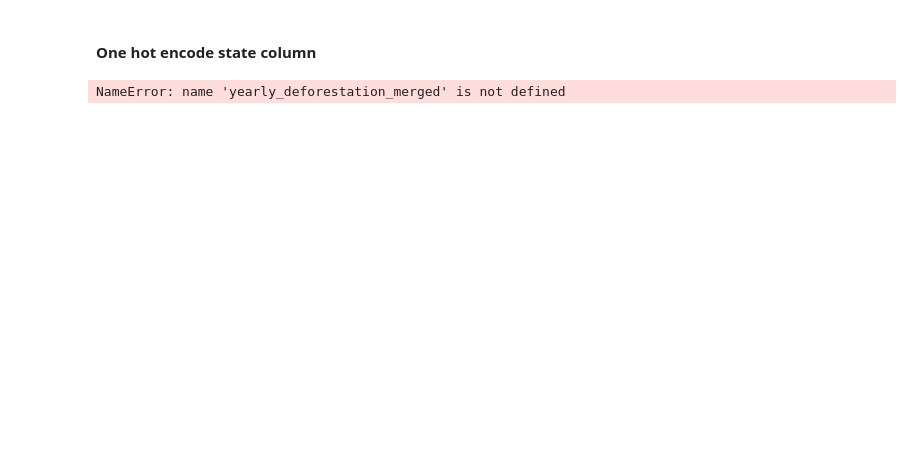
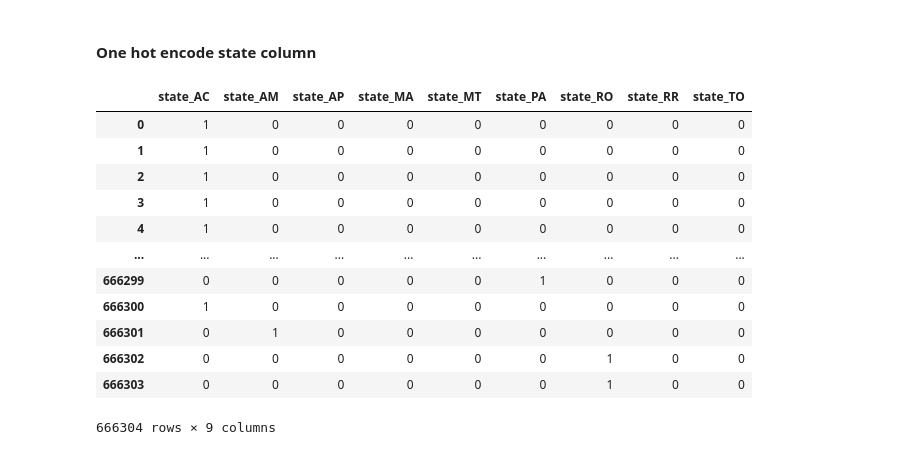
Before and after one commit to t4ai/amazon-deforestation-forecasting, a Jupyter notebook: amazon-deforestation-forecasting.ipynb, the cells around one changed output. Cells and saved outputs as stored; diff of their text form; code cells hidden in the pictures; blank space fills up the shorter version.

```diff
--- a/amazon-deforestation-forecasting.ipynb
+++ b/amazon-deforestation-forecasting.ipynb
@@ -467,6 +475,20 @@ yearly_deforestation_merged.sample(5)
 # %% [markdown]
 #### One hot encode state column
 # %%
-pd.get_dummies(yearly_deforestation_merged['state'], prefix='state')
+# get one hot encodings
+dummies = pd.get_dummies(yearly_deforestation_merged['state'], prefix='state')
+dummies
 # %% [output]
+|  | state_AC | state_AM | state_AP | state_MA | state_MT | state_PA | state_RO | state_RR | state_TO |
+| 0 | 1 | 0 | 0 | 0 | 0 | 0 | 0 | 0 | 0 |
+| 1 | 1 | 0 | 0 | 0 | 0 | 0 | 0 | 0 | 0 |
+| 2 | 1 | 0 | 0 | 0 | 0 | 0 | 0 | 0 | 0 |
+| 3 | 1 | 0 | 0 | 0 | 0 | 0 | 0 | 0 | 0 |
+| 4 | 1 | 0 | 0 | 0 | 0 | 0 | 0 | 0 | 0 |
+| ... | ... | ... | ... | ... | ... | ... | ... | ... | ... |
+| 666299 | 0 | 0 | 0 | 0 | 0 | 1 | 0 | 0 | 0 |
+| 666300 | 1 | 0 | 0 | 0 | 0 | 0 | 0 | 0 | 0 |
+| 666301 | 0 | 1 | 0 | 0 | 0 | 0 | 0 | 0 | 0 |
+| 666302 | 0 | 0 | 0 | 0 | 0 | 0 | 1 | 0 | 0 |
+| 666303 | 0 | 0 | 0 | 0 | 0 | 0 | 1 | 0 | 0 |
-NameError: name 'yearly_deforestation_merged' is not defined
+666304 rows × 9 columns
```
Also changed, not shown: parts of 24 cells of this notebook.
